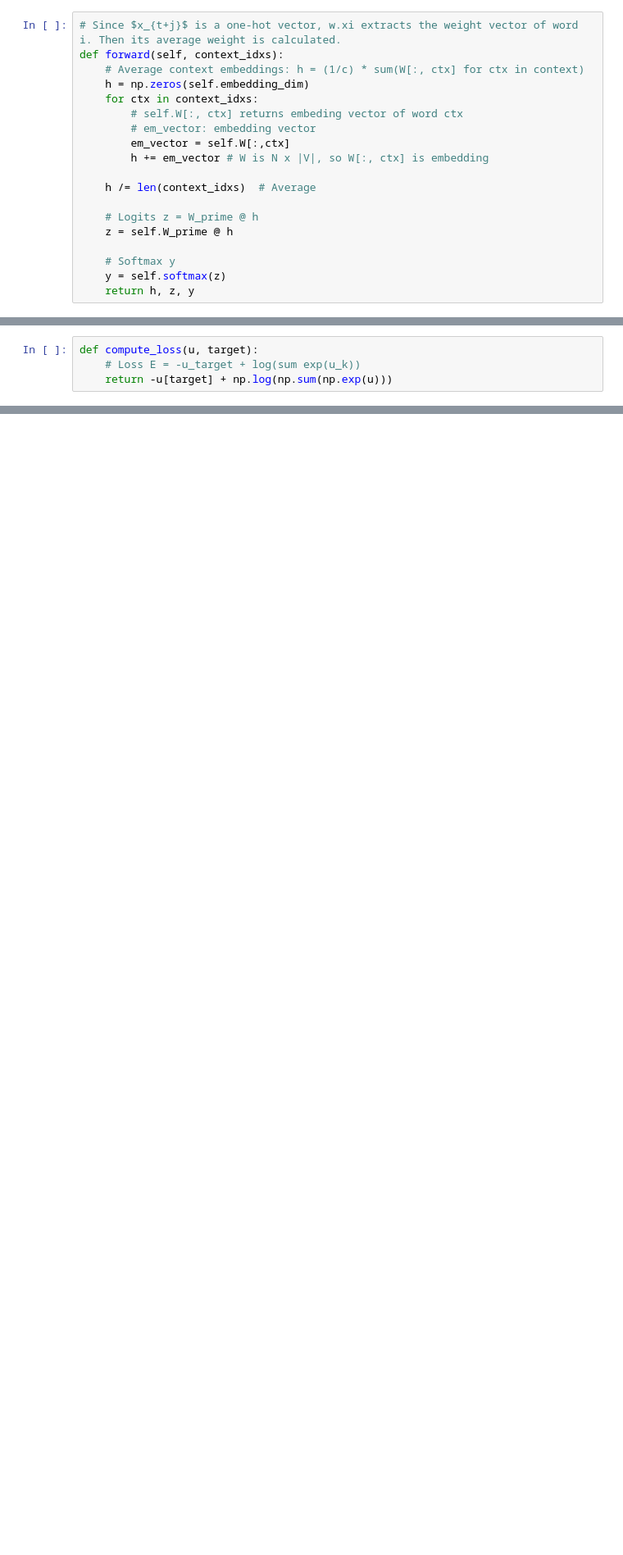
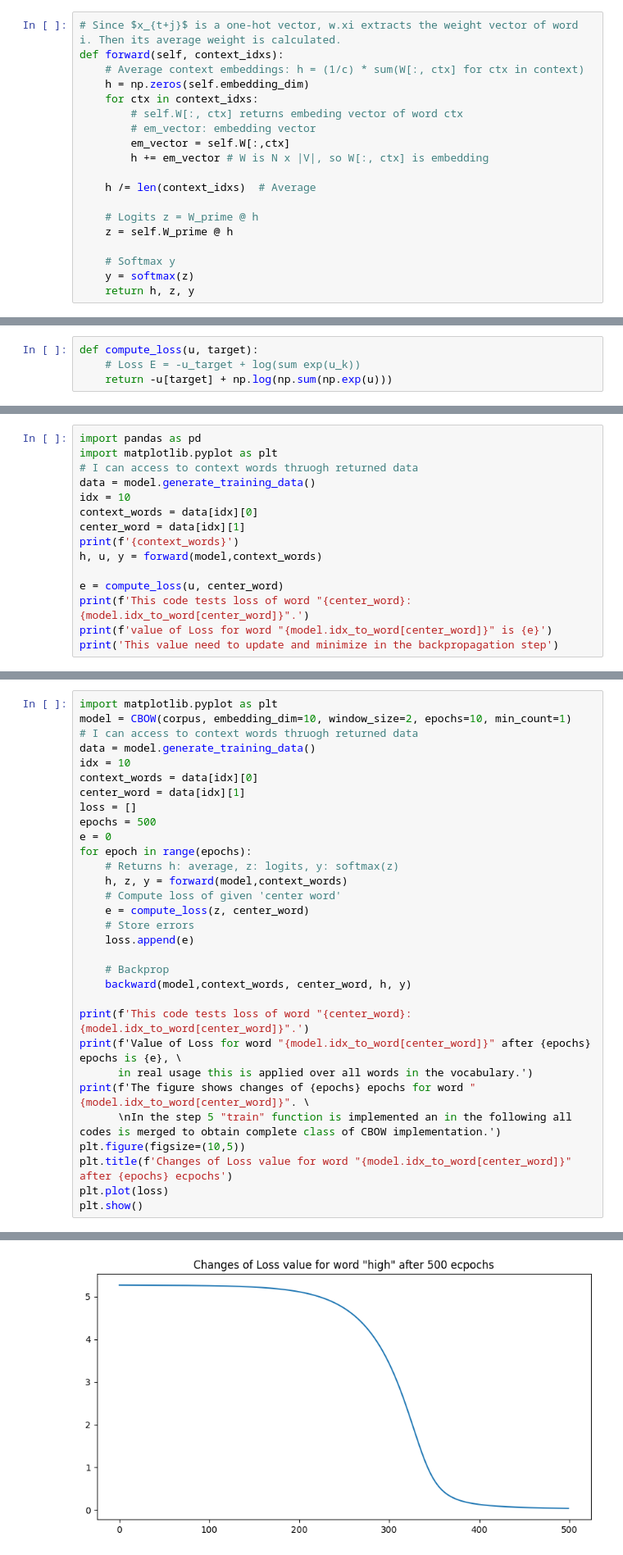
Before and after one commit to abdhmohammadi/NLP, a Jupyter notebook: TextVectorization/CBOW.ipynb, the cells around one changed output, grey strips where cells are left out. Shown at 82% size. Cells and saved outputs as stored; diff of their text form; blank space fills up the shorter version.

Commit message:
CBOW updated

```diff
--- a/TextVectorization/CBOW.ipynb
+++ b/TextVectorization/CBOW.ipynb
@@ -154,7 +175,7 @@ def forward(self, context_idxs):
     z = self.W_prime @ h
 
     # Softmax y
-    y = self.softmax(z)
+    y = softmax(z)
     return h, z, y
 # %% [markdown]
 ### Code Explanation:
@@ -218,0 +243,15 @@ def compute_loss(u, target):
+# %%
+import pandas as pd
+import matplotlib.pyplot as plt
+# I can access to context words thruogh returned data
+data = model.generate_training_data()
+idx = 10
+context_words = data[idx][0]
+center_word = data[idx][1]
+print(f'{context_words}')
+h, u, y = forward(model,context_words)
+
+e = compute_loss(u, center_word)
+print(f'This code tests loss of word "{center_word}:{model.idx_to_word[center_word]}".')
+print(f'value of Loss for word "{model.idx_to_word[center_word]}" is {e}')
+print('This value need to update and minimize in the backpropagation step')
@@ -273,3 +317,35 @@ This step computes and applies gradients to update the model parameters, alignin
 - **Output Weights:** Computes the error $ \mathbf{e} = \mathbf{y} - \mathbf{t} $, then updates $ \mathbf{W'} $ using the gradient $ \mathbf{e} \mathbf{h}^T $ (via `np.outer`).
 - **Hidden Layer Error:** Backpropagates the error to $ \mathbf{h} $: $ \frac{\partial E}{\partial \mathbf{h}} = {\mathbf{W'}}^T \mathbf{e} $.
 - **Input Weights:** Distributes the gradient to each context word’s embedding, scaled by $ \frac{1}{2c} $ (number of context words), updating the corresponding columns of $ \mathbf{W} $.
+# %%
+import matplotlib.pyplot as plt
+model = CBOW(corpus, embedding_dim=10, window_size=2, epochs=10, min_count=1)
+# I can access to context words thruogh returned data
+data = model.generate_training_data()
+idx = 10
+context_words = data[idx][0]
+center_word = data[idx][1]
+loss = []
+epochs = 500
+e = 0
+for epoch in range(epochs):
+    # Returns h: average, z: logits, y: softmax(z)
+    h, z, y = forward(model,context_words)
+    # Compute loss of given 'center word'
+    e = compute_loss(z, center_word)
+    # Store errors
+    loss.append(e)
+
+    # Backprop
+    backward(model,context_words, center_word, h, y)
+
+print(f'This code tests loss of word "{center_word}:{model.idx_to_word[center_word]}".')
+print(f'Value of Loss for word "{model.idx_to_word[center_word]}" after {epochs} epochs is {e}, \
+      in real usage this is applied over all words in the vocabulary.')
+print(f'The figure shows changes of {epochs} epochs for word "{model.idx_to_word[center_word]}". \
+      \nIn the step 5 "train" function is implemented an in the following all codes is merged to obtain complete class of CBOW implementation.')
+plt.figure(figsize=(10,5))
+plt.title(f'Changes of Loss value for word "{model.idx_to_word[center_word]}" after {epochs} ecpochs')
+plt.plot(loss)
+plt.show()
+# %% [output]
@@ -276 +360,2 @@ This step computes and applies gradients to update the model parameters, alignin
+[figure, added]
 # %% [markdown]
```
Also changed, not shown: parts of 16 cells of this notebook.
